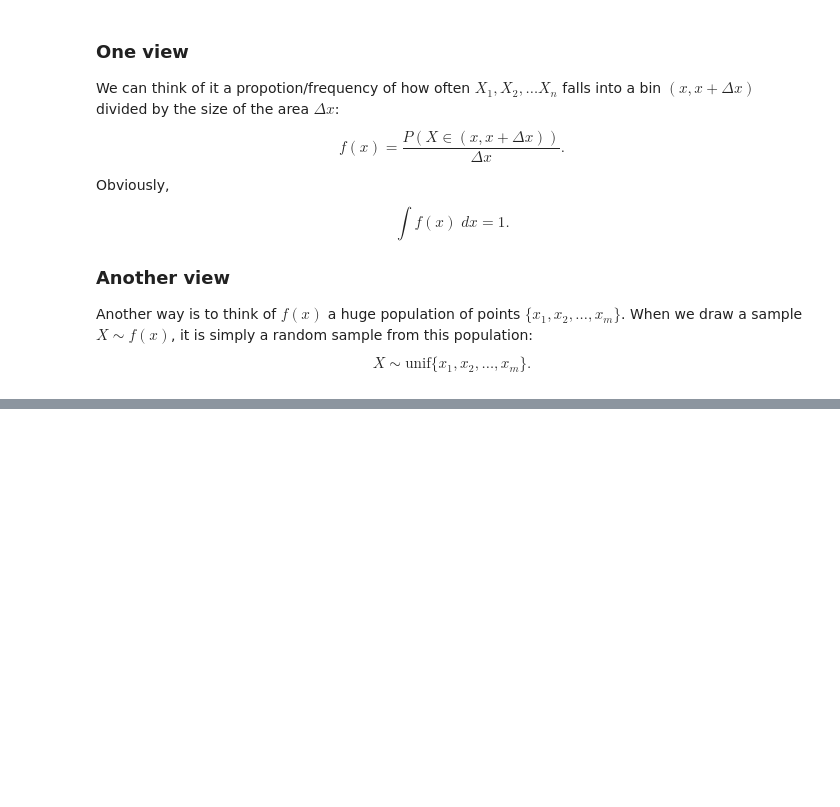
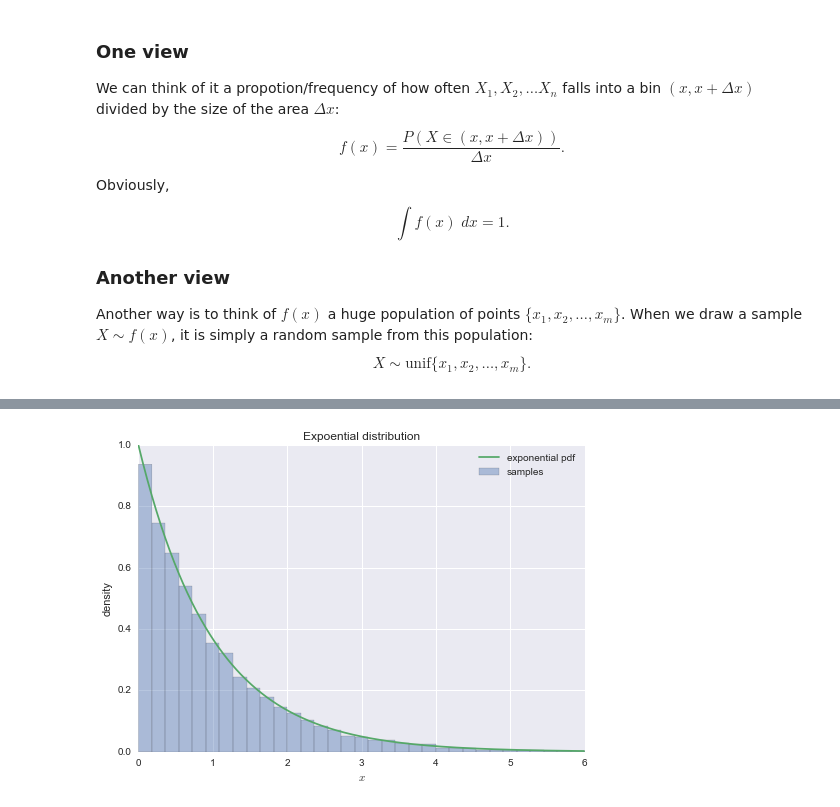
Before and after one commit to hang-qi/stat-programming, a Jupyter notebook: 11-monte-carlo.ipynb, the cells around one changed output, grey strips where cells are left out. Saved outputs shown, nothing was run; the diff lists cells and outputs as text; code cells hidden in the pictures; blank space fills up the shorter version.

```diff
--- a/11-monte-carlo.ipynb
+++ b/11-monte-carlo.ipynb
@@ -128,0 +146,14 @@ As shown by the orange arrows in the figure above, to draw a sample $X\sim f(x)$
+# %%
+dx = .01
+x = np.arange(0, 6, dx)
+
+pdf = np.exp(-x)
+seaborn.distplot(-np.log(1 - np.random.random(10000)), kde=False, norm_hist=True, label="samples");
+plt.plot(x, pdf, label='exponential pdf')
+plt.title('Expoential distribution')
+plt.legend()
+plt.ylabel('density')
+plt.xlim([0, 6])
+plt.xlabel('$x$');
+# %% [output]
+[figure, added]
```
Also changed, not shown: parts of 12 cells of this notebook.
